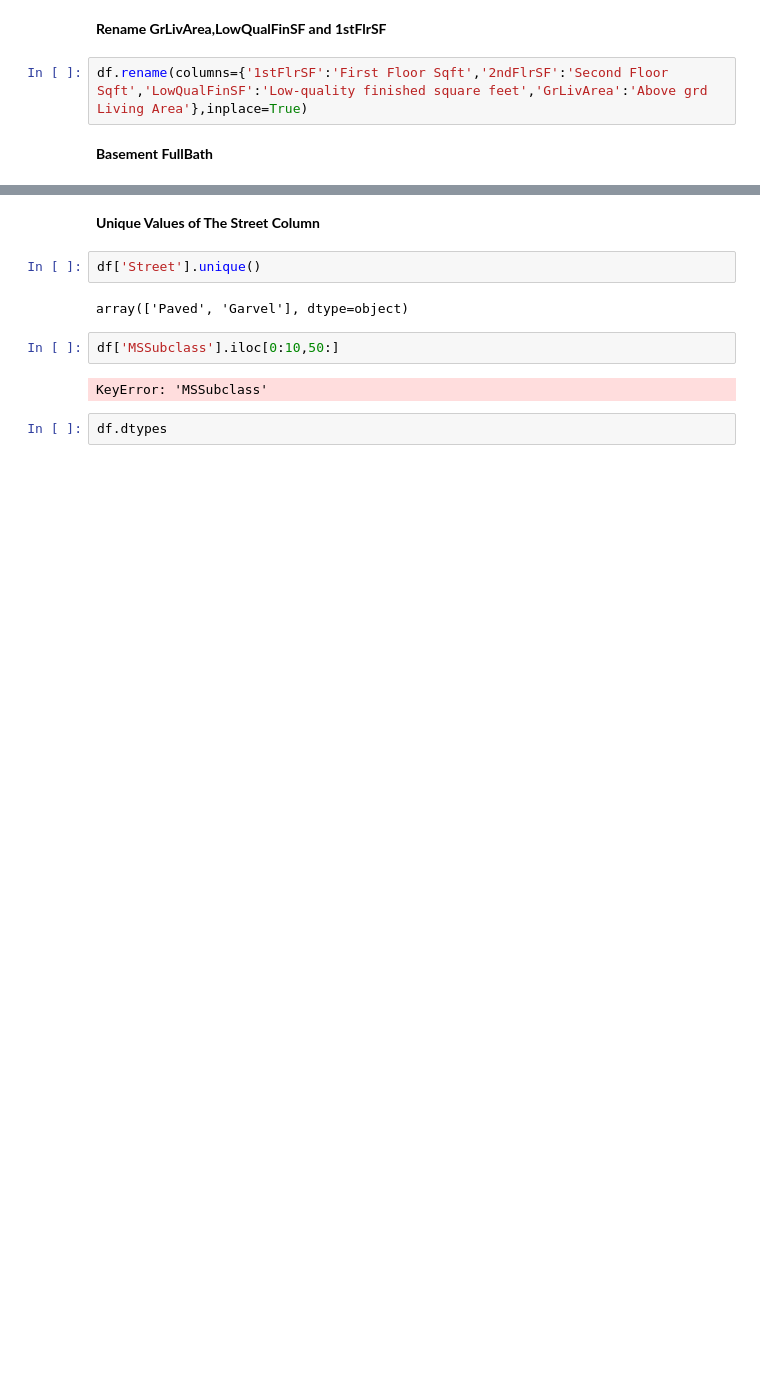
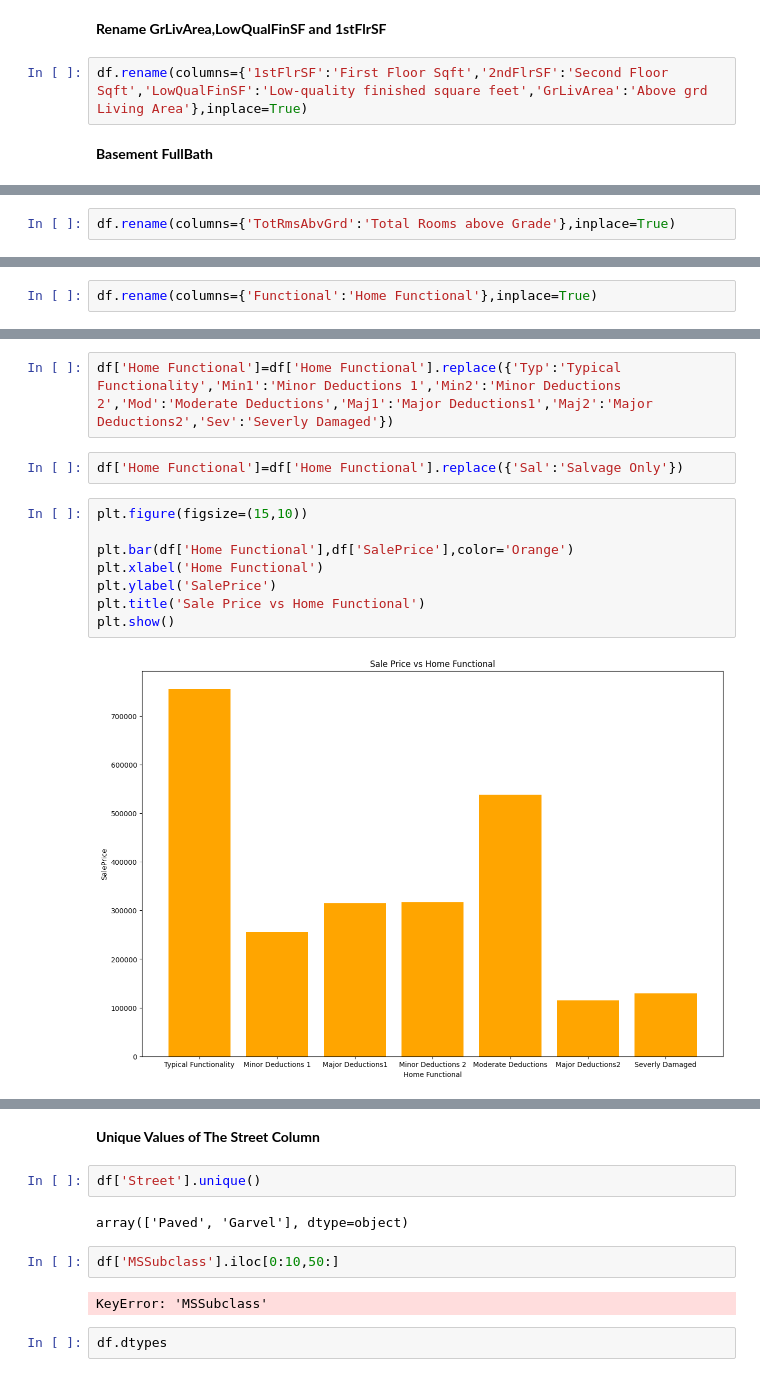
Before and after one commit to Deb052024/Data-Visualization, a Jupyter notebook: Real_Estate_House_Price.ipynb, the cells around one changed output, grey strips where cells are left out. Cells and saved outputs as stored; diff of their text form; blank space fills up the shorter version.

```diff
--- a/Real_Estate_House_Price.ipynb
+++ b/Real_Estate_House_Price.ipynb
@@ -1267,0 +1300,2 @@ df.rename(columns={'1stFlrSF':'First Floor Sqft','2ndFlrSF':'Second Floor Sqft',
+# %%
+df.rename(columns={'TotRmsAbvGrd':'Total Rooms above Grade'},inplace=True)
@@ -1267,0 +1304,2 @@ df.rename(columns={'1stFlrSF':'First Floor Sqft','2ndFlrSF':'Second Floor Sqft',
+# %%
+df.rename(columns={'Functional':'Home Functional'},inplace=True)
@@ -1267,0 +1318,14 @@ df.rename(columns={'1stFlrSF':'First Floor Sqft','2ndFlrSF':'Second Floor Sqft',
+# %%
+df['Home Functional']=df['Home Functional'].replace({'Typ':'Typical Functionality','Min1':'Minor Deductions 1','Min2':'Minor Deductions 2','Mod':'Moderate Deductions','Maj1':'Major Deductions1','Maj2':'Major Deductions2','Sev':'Severly Damaged'})
+# %%
+df['Home Functional']=df['Home Functional'].replace({'Sal':'Salvage Only'})
+# %%
+plt.figure(figsize=(15,10))
+
+plt.bar(df['Home Functional'],df['SalePrice'],color='Orange')
+plt.xlabel('Home Functional')
+plt.ylabel('SalePrice')
+plt.title('Sale Price vs Home Functional')
+plt.show()
+# %% [output]
+[figure, added]
```
Also changed, not shown: parts of 49 cells of this notebook.
